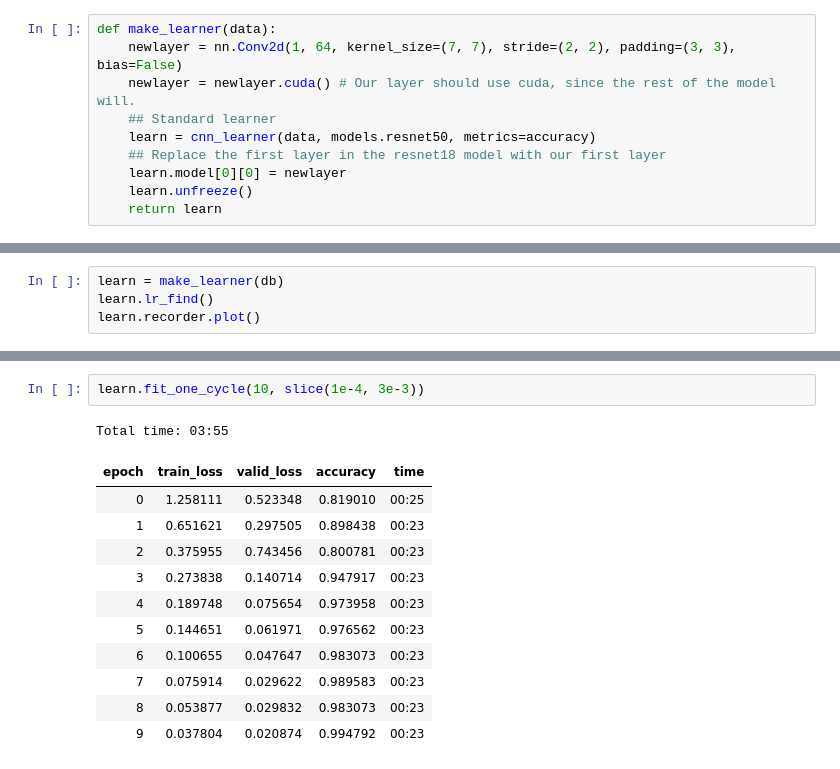
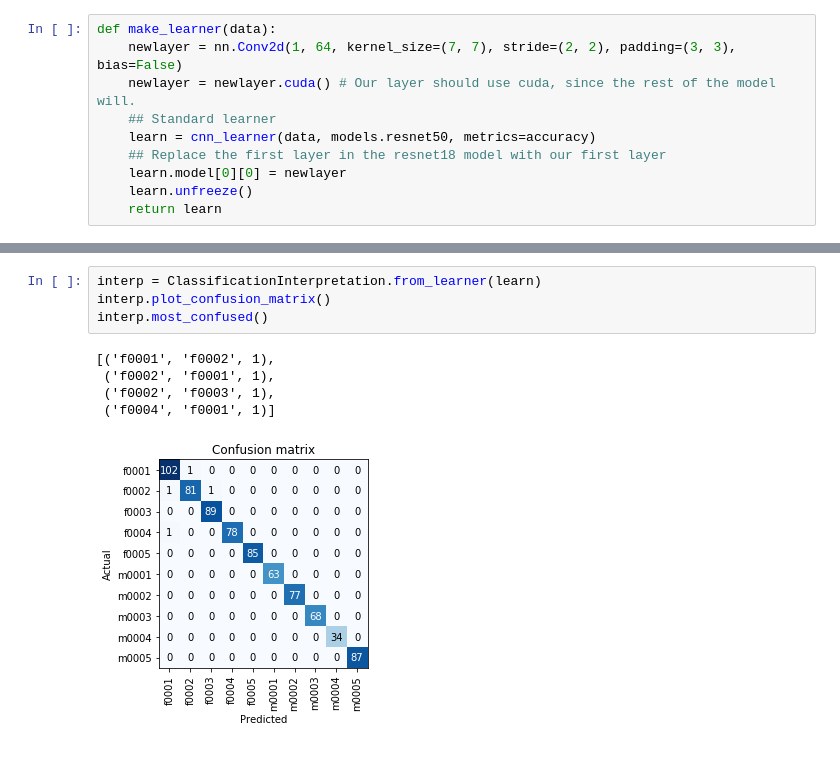
Before and after one commit to fastaudio/fastai_audio, a Jupyter notebook: Shifting.ipynb, the cells around one changed output, grey strips where cells are left out. Cells and saved outputs as stored; diff of their text form.

```diff
--- a/Shifting.ipynb
+++ b/Shifting.ipynb
@@ -100,4 +105,0 @@ Total time: 02:22
-# %%
-learn = make_learner(db)
-learn.lr_find()
-learn.recorder.plot()
@@ -108,15 +106,10 @@ LR Finder is complete, type {learner_name}.recorder.plot() to see the graph.
-# %%
-learn.fit_one_cycle(10, slice(1e-4, 3e-3))
-# %% [output]
-Total time: 03:55
-| epoch | train_loss | valid_loss | accuracy | time |
-| 0 | 1.258111 | 0.523348 | 0.819010 | 00:25 |
-| 1 | 0.651621 | 0.297505 | 0.898438 | 00:23 |
-| 2 | 0.375955 | 0.743456 | 0.800781 | 00:23 |
-| 3 | 0.273838 | 0.140714 | 0.947917 | 00:23 |
-| 4 | 0.189748 | 0.075654 | 0.973958 | 00:23 |
-| 5 | 0.144651 | 0.061971 | 0.976562 | 00:23 |
-| 6 | 0.100655 | 0.047647 | 0.983073 | 00:23 |
-| 7 | 0.075914 | 0.029622 | 0.989583 | 00:23 |
-| 8 | 0.053877 | 0.029832 | 0.983073 | 00:23 |
-| 9 | 0.037804 | 0.020874 | 0.994792 | 00:23 |
+# %%
+interp = ClassificationInterpretation.from_learner(learn)
+interp.plot_confusion_matrix()
+interp.most_confused()
+# %% [output]
+[('f0001', 'f0002', 1),
+ ('f0002', 'f0001', 1),
+ ('f0002', 'f0003', 1),
+ ('f0004', 'f0001', 1)]
+[figure, added]
```
Also changed, not shown: parts of 6 cells of this notebook.
